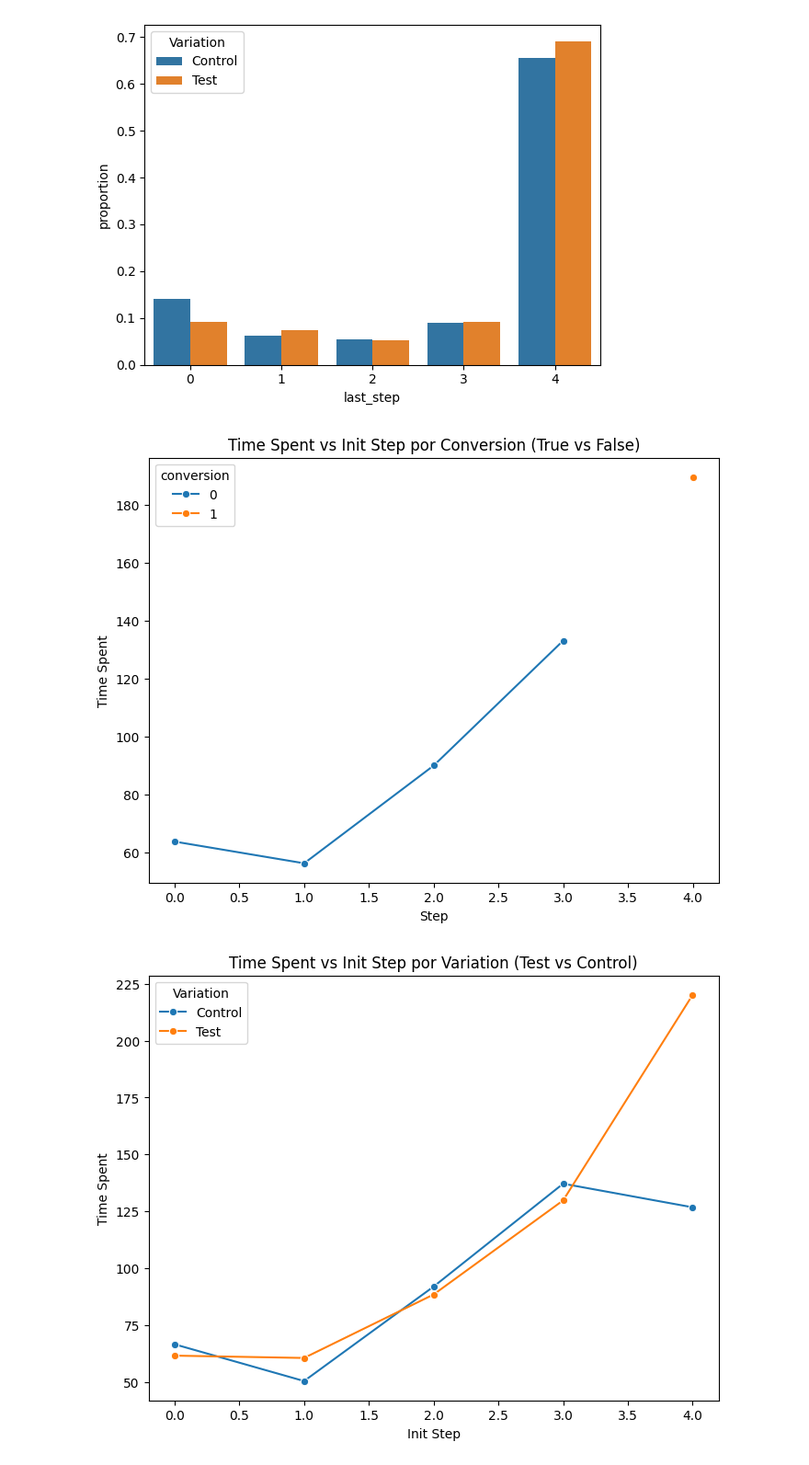
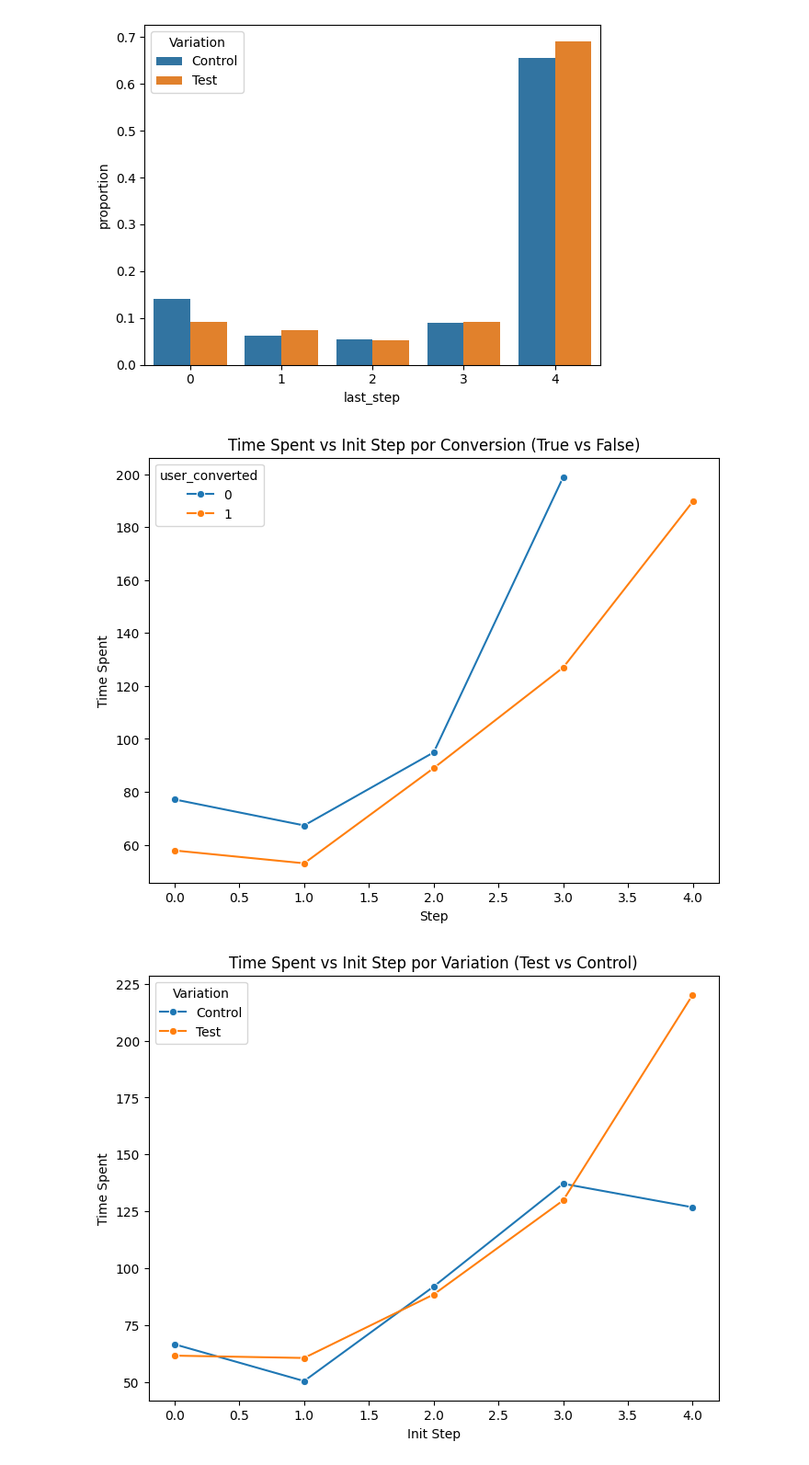
Before and after one commit to almudenamcastro/ironhack-w5-EDA, a Jupyter notebook: notebooks/clean_nb.ipynb, the cells around one changed output. Shown at 92% size. Drawn from its saved outputs; the diff is of its cells as text; code cells hidden in the pictures.

```diff
--- a/notebooks/clean_nb.ipynb
+++ b/notebooks/clean_nb.ipynb
@@ -765,17 +770,17 @@ sns.barplot(data=df1, x='last_step', y='proportion', hue='Variation')
 <Axes: xlabel='last_step', ylabel='proportion'>
 [figure]
 # %%
-mean_time_step_by_conversion = test_events.groupby(['conversion', 'step'])['time_inc'].mean().reset_index()
+mean_time_step_by_conversion = test_events.groupby(['user_converted', 'step'])['time_inc'].mean().reset_index()
 plt.figure(figsize=(8,6))
-sns.lineplot(data=mean_time_step_by_conversion, x='step', y='time_inc', hue='conversion', marker='o')
+sns.lineplot(data=mean_time_step_by_conversion, x='step', y='time_inc', hue='user_converted', marker='o')
 
 plt.title('Time Spent vs Init Step por Conversion (True vs False)')
 plt.xlabel('Step')
 plt.ylabel('Time Spent')
 
 plt.show()
 # %% [output]
-[figure, old version]
+[figure, new version]
 # %%
 mean_time_step_by_variation = test_events.groupby(['Variation', 'step'])['time_inc'].mean().reset_index()
 plt.figure(figsize=(8,6))
```
Also changed, not shown: parts of 1 cell of this notebook.
